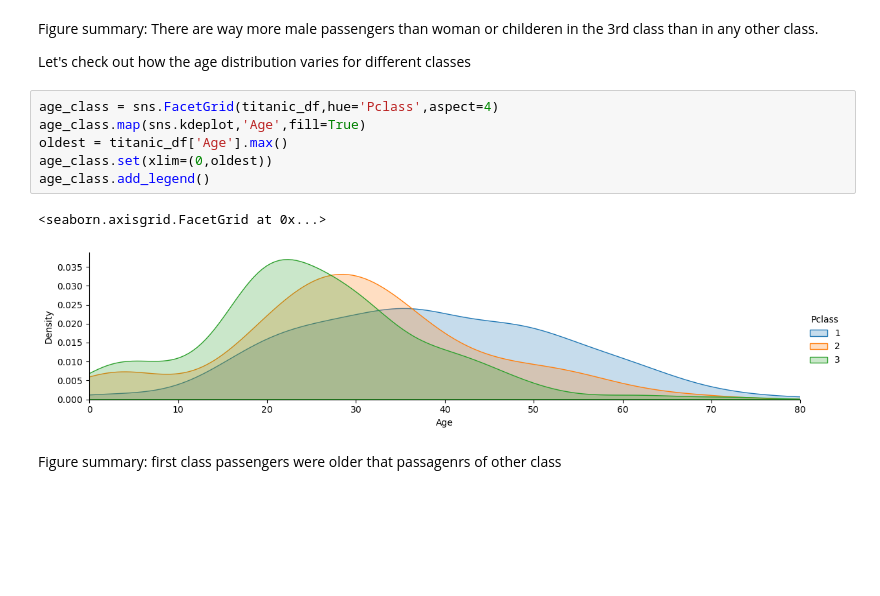
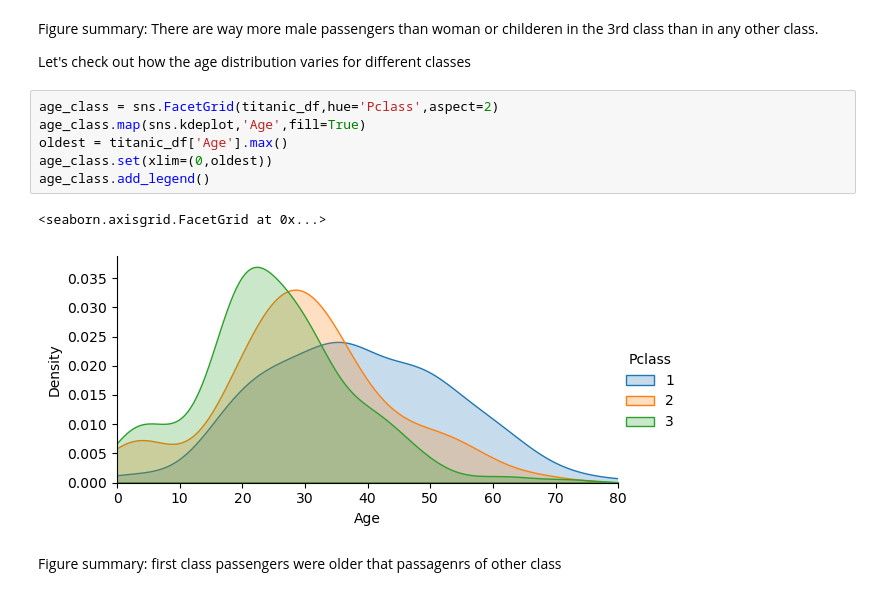
Before and after one commit to yuliaUU/portfolio, a Jupyter notebook: analysis_example.ipynb, the cells around one changed output. Drawn from its saved outputs; the diff is of its cells as text; blank space fills up the shorter version.

```diff
--- a/analysis_example.ipynb
+++ b/analysis_example.ipynb
@@ -109,14 +109,14 @@ Figure summary: There are way more male passengers than woman or childeren in th
 
 Let's check out how the age distribution varies for different classes
 # %%
-age_class = sns.FacetGrid(titanic_df,hue='Pclass',aspect=4)
+age_class = sns.FacetGrid(titanic_df,hue='Pclass',aspect=2)
 age_class.map(sns.kdeplot,'Age',fill=True)
 oldest = titanic_df['Age'].max()
 age_class.set(xlim=(0,oldest))
 age_class.add_legend()
 # %% [output]
 <seaborn.axisgrid.FacetGrid at 0x...>
-[figure, old version]
+[figure, new version]
 # %% [markdown]
 Figure summary: first class passengers were older that passagenrs of other class
 # %% [markdown]
```
Also changed, not shown: parts of 8 cells of this notebook, 1 other file.
